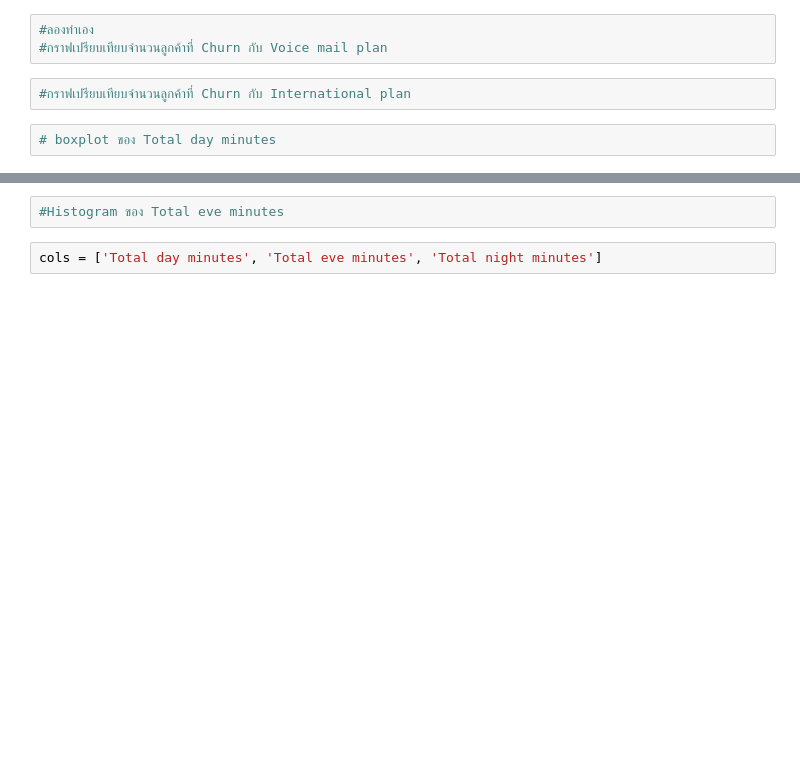
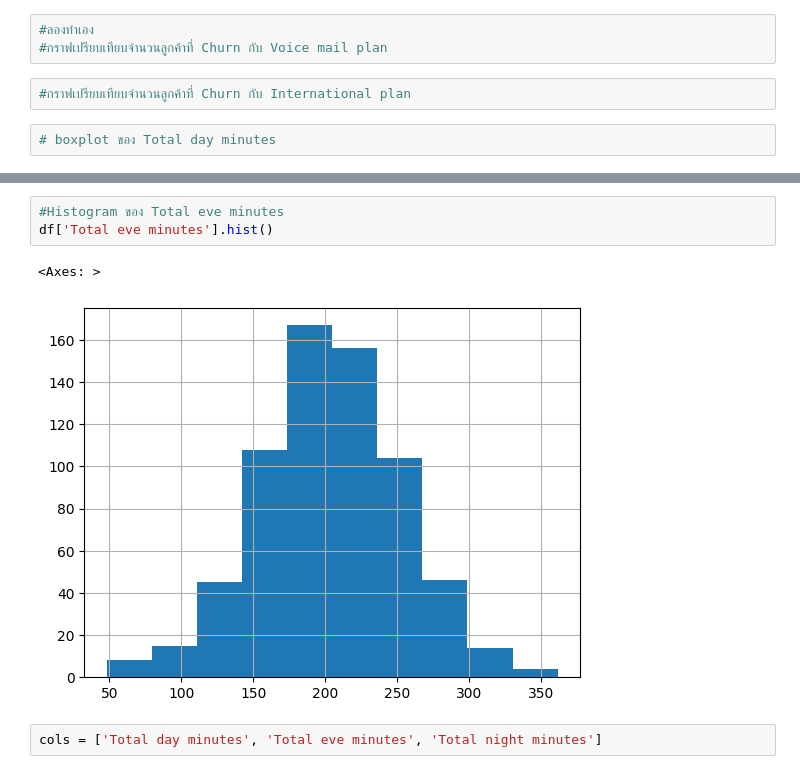
Before and after one commit to somkiatth/git, a Jupyter notebook: TU_Copy_of_Name_EDA_LAB1.ipynb, the cells around one changed output, grey strips where cells are left out. Saved outputs shown, nothing was run; the diff lists cells and outputs as text; blank space fills up the shorter version.

```diff
--- a/TU_Copy_of_Name_EDA_LAB1.ipynb
+++ b/TU_Copy_of_Name_EDA_LAB1.ipynb
@@ -140,5 +206,9 @@ df.hist()
 # %%
 #Histogram ของ Total eve minutes
+df['Total eve minutes'].hist()
+# %% [output]
+<Axes: >
+[figure, added]
 # %%
 cols = ['Total day minutes', 'Total eve minutes', 'Total night minutes']
 # %%
```
Also changed, not shown: parts of 15 cells of this notebook.
